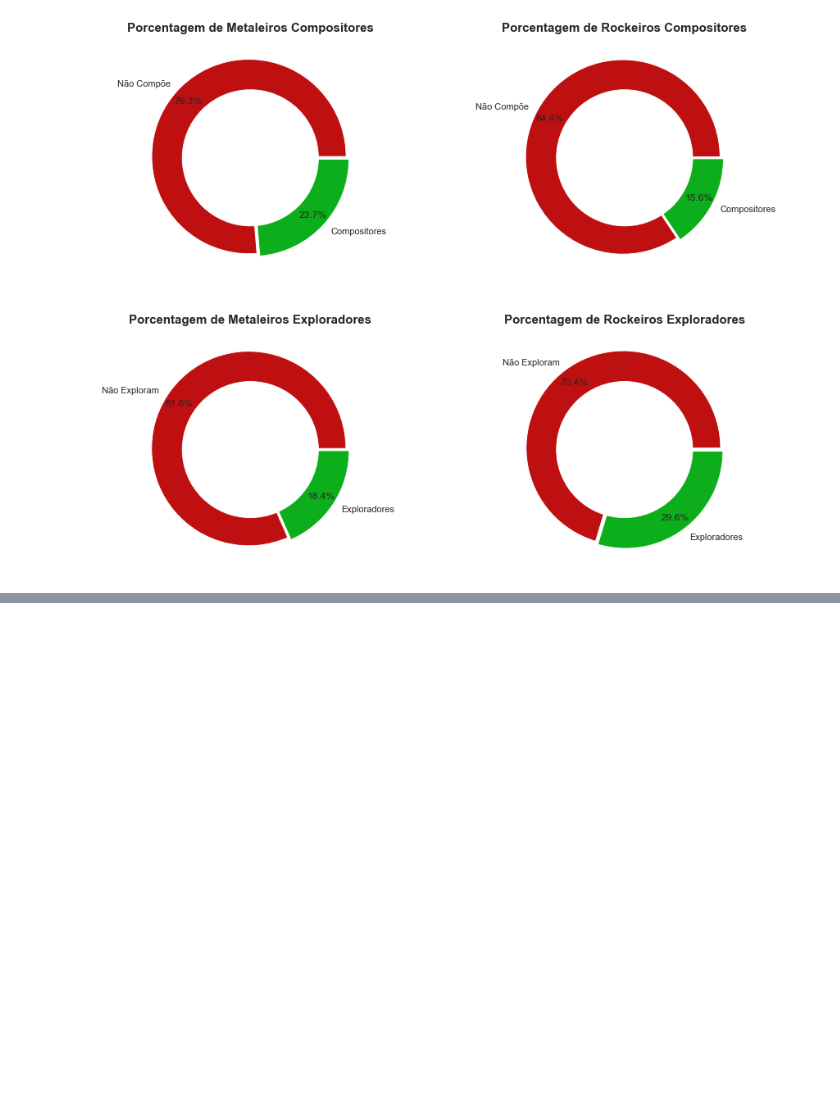
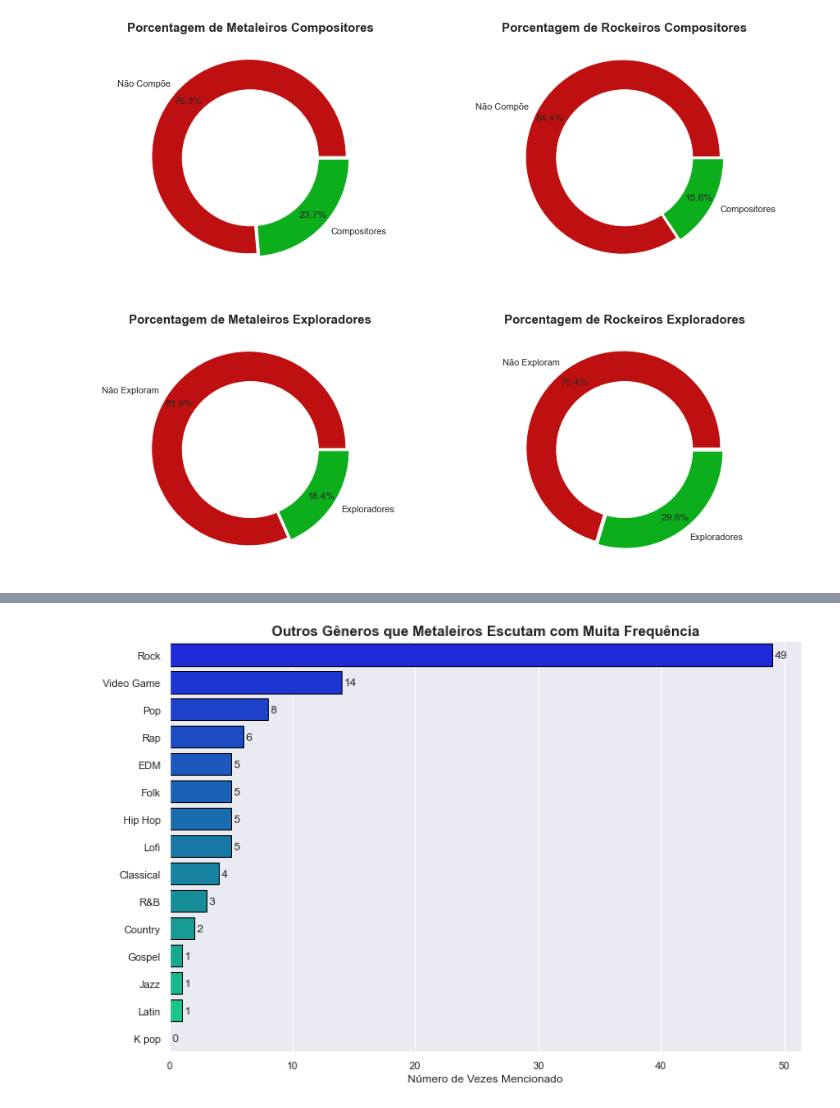
Before and after one commit to JoSEPHDev2022/Mental_Health_X_Music, a Jupyter notebook: analise_exp.ipynb, the cells around one changed output, grey strips where cells are left out. Drawn from its saved outputs; the diff is of its cells as text; code cells hidden in the pictures; blank space fills up the shorter version.

```diff
--- a/analise_exp.ipynb
+++ b/analise_exp.ipynb
@@ -1071,0 +1146,11 @@ plt.show()
+# %%
+# Passando dados para um dataset:
+data = [4, 2, 5, 5, 1, 5, 1, 0, 1, 5, 8, 3, 6, 49, 14]
+index = ['Classical', 'Country', 'EDM', 'Folk', 'Gospel', 'Hip Hop', 'Jazz',
+         'K pop', 'Latin', 'Lofi', 'Pop', 'R&B', 'Rap', 'Rock', 'Video Game']
+
+df_metal = pd.DataFrame(data, columns=['Frequencies'], index=index)
+df_metal = df_metal.reset_index()
+df_metal = df_metal.rename(columns={'index':'Genres'})
+df_metal = df_metal.sort_values(by='Frequencies', ascending=False)
+df_metal
@@ -1071,0 +1174,16 @@ plt.show()
+# %%
+f, ax = plt.subplots()
+sns.barplot(data=df_metal, x='Frequencies', y='Genres', edgecolor='black', palette='winter')
+
+for i in ax.containers:
+    ax.bar_label(i, padding=3)
+
+plt.title(
+    'Outros Gêneros que Metaleiros Escutam com Muita Frequência',
+    fontsize=15, fontweight='bold'
+    )
+plt.xlabel('Número de Vezes Mencionado', fontsize=12)
+plt.ylabel('')
+plt.show()
+# %% [output]
+[figure, added]
```
Also changed, not shown: parts of 13 cells of this notebook.
